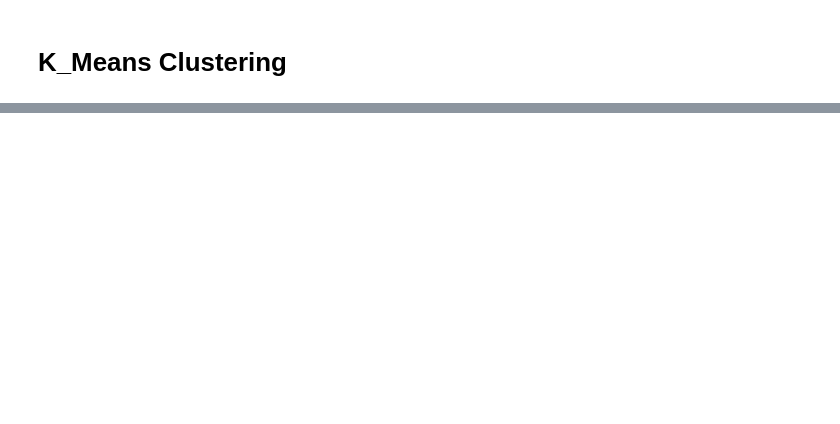
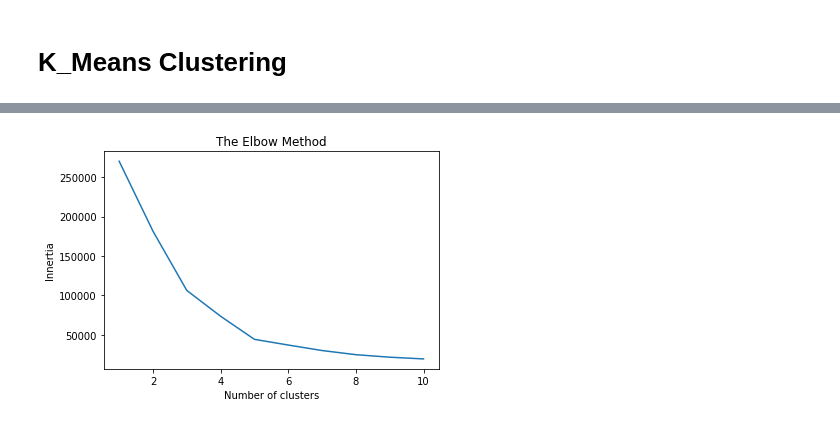
Before and after one commit to kabirnagpal/ML-Track, a Jupyter notebook: week 6.ipynb, the cells around one changed output, grey strips where cells are left out. Cells and saved outputs as stored; diff of their text form; code cells hidden in the pictures; blank space fills up the shorter version.

```diff
--- a/week 6.ipynb
+++ b/week 6.ipynb
@@ -40,12 +20,0 @@ steps:
-# %%
-from sklearn.cluster import KMeans
-wcss = []
-for i in range(1, 10):
-    kmeans = KMeans(n_clusters = i, init = 'k-means++')
-    kmeans.fit(X)
-    wcss.append(kmeans.inertia_)
-plt.plot(range(1, 10), wcss)
-plt.title('The Elbow Method')
-plt.xlabel('Number of clusters')
-plt.ylabel('WCSS')
-plt.show()
@@ -55,15 +20,0 @@ The point where the curve changes drastically like 5 is the point we want
-# %%
-kmeans = KMeans(n_clusters = 5, init = 'k-means++')
-y_kmeans = kmeans.fit_predict(X)
-
-# Visualising the clusters
-plt.scatter(X[y_kmeans == 0, 0], X[y_kmeans == 0, 1], s = 100, c = 'red', label = 'Cluster 1')
-plt.scatter(X[y_kmeans == 1, 0], X[y_kmeans == 1, 1], s = 100, c = 'blue', label = 'Cluster 2')
-plt.scatter(X[y_kmeans == 2, 0], X[y_kmeans == 2, 1], s = 100, c = 'green', label = 'Cluster 3')
-plt.scatter(X[y_kmeans == 3, 0], X[y_kmeans == 3, 1], s = 100, c = 'cyan', label = 'Cluster 4')
-plt.scatter(X[y_kmeans == 4, 0], X[y_kmeans == 4, 1], s = 100, c = 'magenta', label = 'Cluster 5')
-plt.title('Clusters of customers')
-plt.xlabel('Annual Income (k$)')
-plt.ylabel('Spending Score (1-100)')
-plt.legend()
-plt.show()
@@ -119,0 +139,13 @@ plt.show()
+# %%
+inertia=[]
+for i in range(1,11):
+    kmeans=KMeans(n_clusters=i,init='k-means++',max_iter=300,n_init=10,random_state=0)
+    kmeans.fit(x)
+    inertia.append(kmeans.inertia_)
+plt.plot(range(1,11),inertia)
+plt.title('The Elbow Method')
+plt.xlabel('Number of clusters')
+plt.ylabel('Innertia')
+plt.show()
+# %% [output]
+[figure, added]
```
Also changed, not shown: parts of 131 cells of this notebook, 7 other files.
